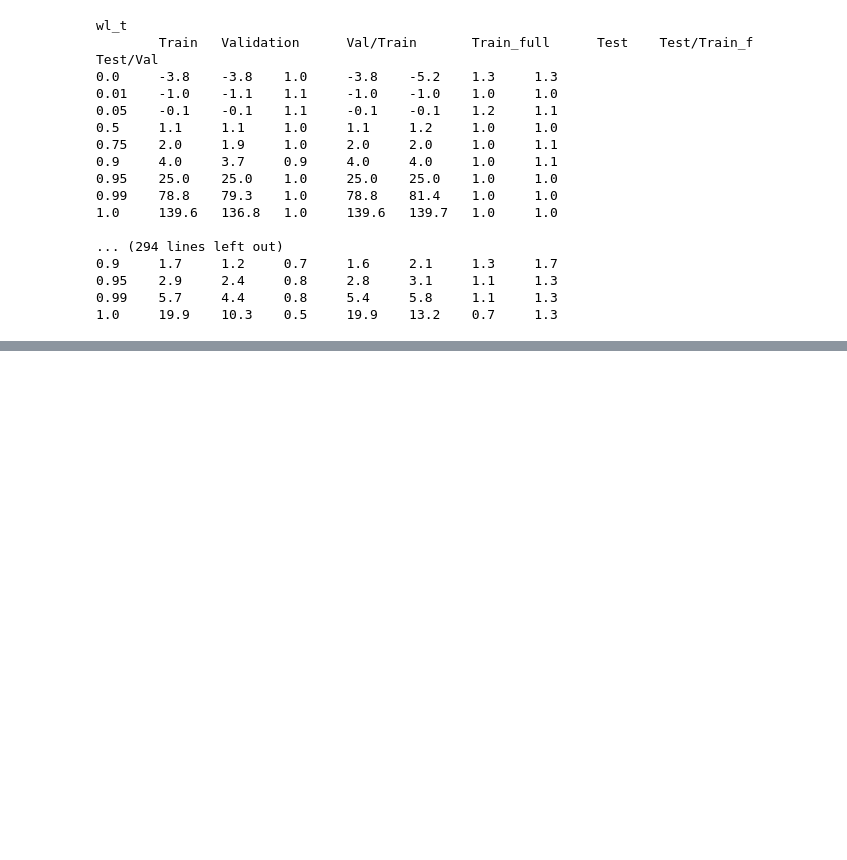
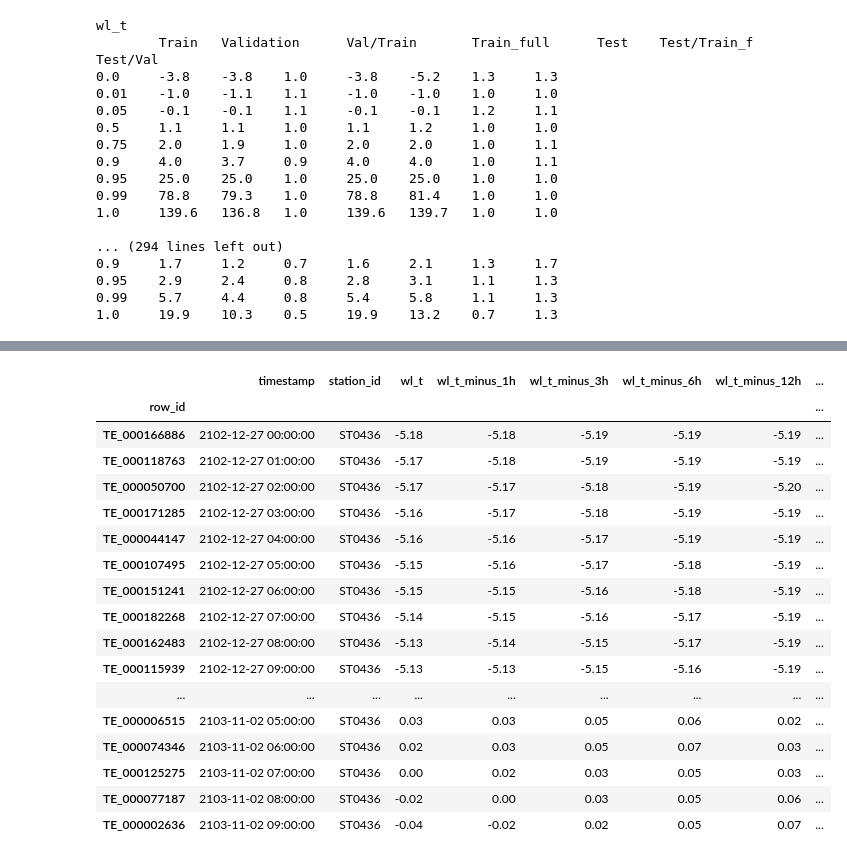
Before and after one commit to soohok402/AI_Data_exhibition, a Jupyter notebook: notebook/01_train_test_comparison.ipynb, the cells around one changed output, grey strips where cells are left out. Cells and saved outputs as stored; diff of their text form; code cells hidden in the pictures; blank space fills up the shorter version.

```diff
--- a/notebook/01_train_test_comparison.ipynb
+++ b/notebook/01_train_test_comparison.ipynb
@@ -258,29 +258,34 @@ wl_t
 0.99    5.7     4.4     0.8     5.4     5.8     1.1     1.3
 1.0     19.9    10.3    0.5     19.9    13.2    0.7     1.3
 # %%
-# 수위변수군의 0분위수 중에 test셋에서만 -5.2 기록
-# 0.05분위수는 -0.1로 tr, va, te 모두 동일
-# -5.2 이상치가 의심됨
+# ======================================================================
+# (추가분석) 수위변수군 전체의 0분위수 중 test셋만 -5.2로 이상치 분석
+# ======================================================================
 
 cond_test_min_wl = test['wl_t'] < -5
-print(f"6h이내 수위변동이 -2보다 작은 데이터 개수: {cond_test_min_wl.sum()}")
+print(f"6h이내 수위변동이 -5보다 작은 데이터 개수: {cond_test_min_wl.sum()}")
 test.loc[cond_test_min_wl, ['timestamp', 'station_id'] + time_cols]
 
-# test.loc[
-#     (test['station_id'] == 'ST0436') &
-#     (test['timestamp'].between(
-#         '2102-12-26 00:00:00',
-#         '2102-12-28 12:00:00'
-#     )),
-#     ['timestamp', 'station_id'] + time_cols
-# ].sort_values('timestamp')
+# 수위기준으로 줄을 세워 기준값에서 벗어나는지 확인
+# print(
+#     test.loc[
+#         test['station_id'] == 'ST0436',
+#         ['timestamp', 'station_id'] + time_cols
+#     ]
+#     .sort_values(['wl_t', 'timestamp'])
+#     .to_csv(sep='\t')
+# )
 
-print(
+
+# 이상치 전후 시계열 탐색
+display(
     test.loc[
-        test['station_id'] == 'ST0436',
-        ['timestamp', 'station_id'] + time_cols
-    ]
-    .sort_values(['wl_t', 'timestamp'])
-    .to_csv(sep='\t')
+        (test['station_id'] == 'ST0436') &
+        (
+            (test['timestamp'].between('2102-12-26 00:00:00', '2102-12-28 12:00:00')) |
+            (test['timestamp'].between('2103-11-02 00:00:00', '2103-11-03 00:00:00'))
+        ),
+    ['timestamp', 'station_id'] + wl_cols
+].sort_values('timestamp')
 )
 # %% [output]
@@ -304 +293,19 @@ TE_000071226    2102-11-09 08:00:00     ST0436  2.36    0.0     0.04    10.059
+|  | timestamp | station_id | wl_t | wl_t_minus_1h | wl_t_minus_3h | wl_t_minus_6h | wl_t_minus_12h | ... |
+| row_id |  |  |  |  |  |  |  | ... |
+| TE_000166886 | 2102-12-27 00:00:00 | ST0436 | -5.18 | -5.18 | -5.19 | -5.19 | -5.19 | ... |
+| TE_000118763 | 2102-12-27 01:00:00 | ST0436 | -5.17 | -5.18 | -5.19 | -5.19 | -5.19 | ... |
+| TE_000050700 | 2102-12-27 02:00:00 | ST0436 | -5.17 | -5.17 | -5.18 | -5.19 | -5.20 | ... |
+| TE_000171285 | 2102-12-27 03:00:00 | ST0436 | -5.16 | -5.17 | -5.18 | -5.19 | -5.19 | ... |
+| TE_000044147 | 2102-12-27 04:00:00 | ST0436 | -5.16 | -5.16 | -5.17 | -5.19 | -5.19 | ... |
+| TE_000107495 | 2102-12-27 05:00:00 | ST0436 | -5.15 | -5.16 | -5.17 | -5.18 | -5.19 | ... |
+| TE_000151241 | 2102-12-27 06:00:00 | ST0436 | -5.15 | -5.15 | -5.16 | -5.18 | -5.19 | ... |
+| TE_000182268 | 2102-12-27 07:00:00 | ST0436 | -5.14 | -5.15 | -5.16 | -5.17 | -5.19 | ... |
+| TE_000162483 | 2102-12-27 08:00:00 | ST0436 | -5.13 | -5.14 | -5.15 | -5.17 | -5.19 | ... |
+| TE_000115939 | 2102-12-27 09:00:00 | ST0436 | -5.13 | -5.13 | -5.15 | -5.16 | -5.19 | ... |
+| ... | ... | ... | ... | ... | ... | ... | ... | ... |
+| TE_000006515 | 2103-11-02 05:00:00 | ST0436 | 0.03 | 0.03 | 0.05 | 0.06 | 0.02 | ... |
+| TE_000074346 | 2103-11-02 06:00:00 | ST0436 | 0.02 | 0.03 | 0.05 | 0.07 | 0.03 | ... |
+| TE_000125275 | 2103-11-02 07:00:00 | ST0436 | 0.00 | 0.02 | 0.03 | 0.05 | 0.03 | ... |
+| TE_000077187 | 2103-11-02 08:00:00 | ST0436 | -0.02 | 0.00 | 0.03 | 0.05 | 0.06 | ... |
+| TE_000002636 | 2103-11-02 09:00:00 | ST0436 | -0.04 | -0.02 | 0.02 | 0.05 | 0.07 | ... |
 # %%
```
Also changed, not shown: parts of 13 cells of this notebook, 1 other file.
